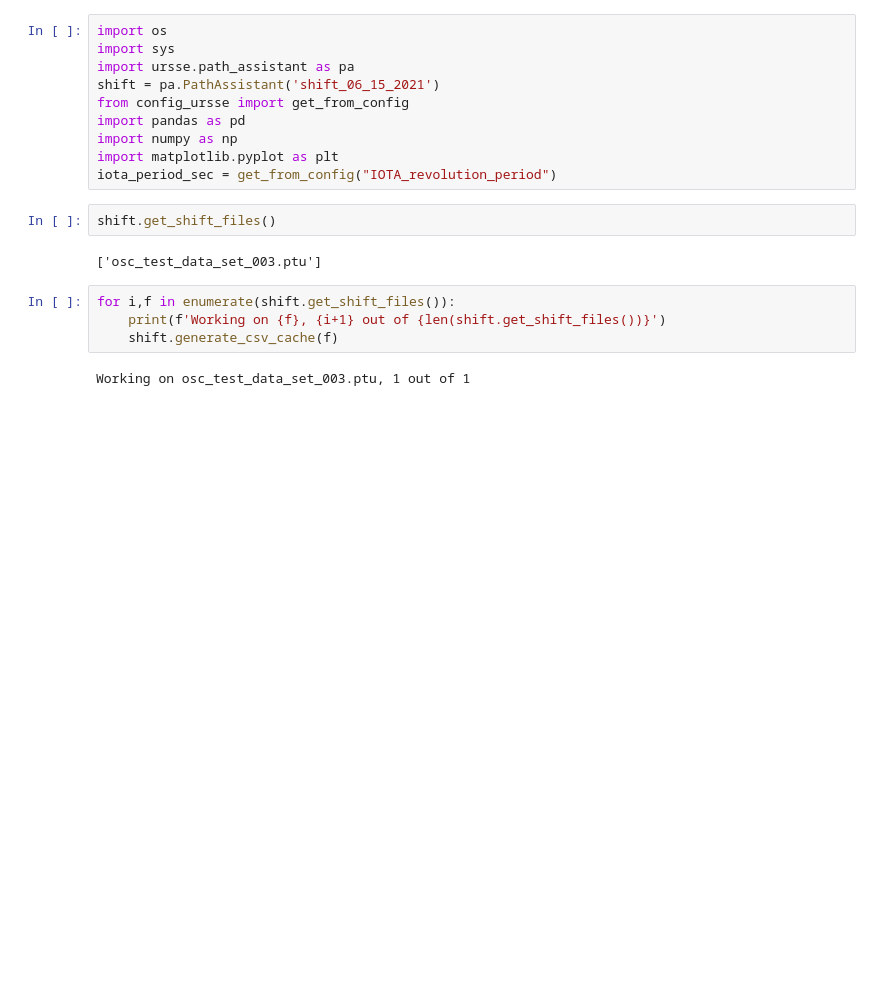
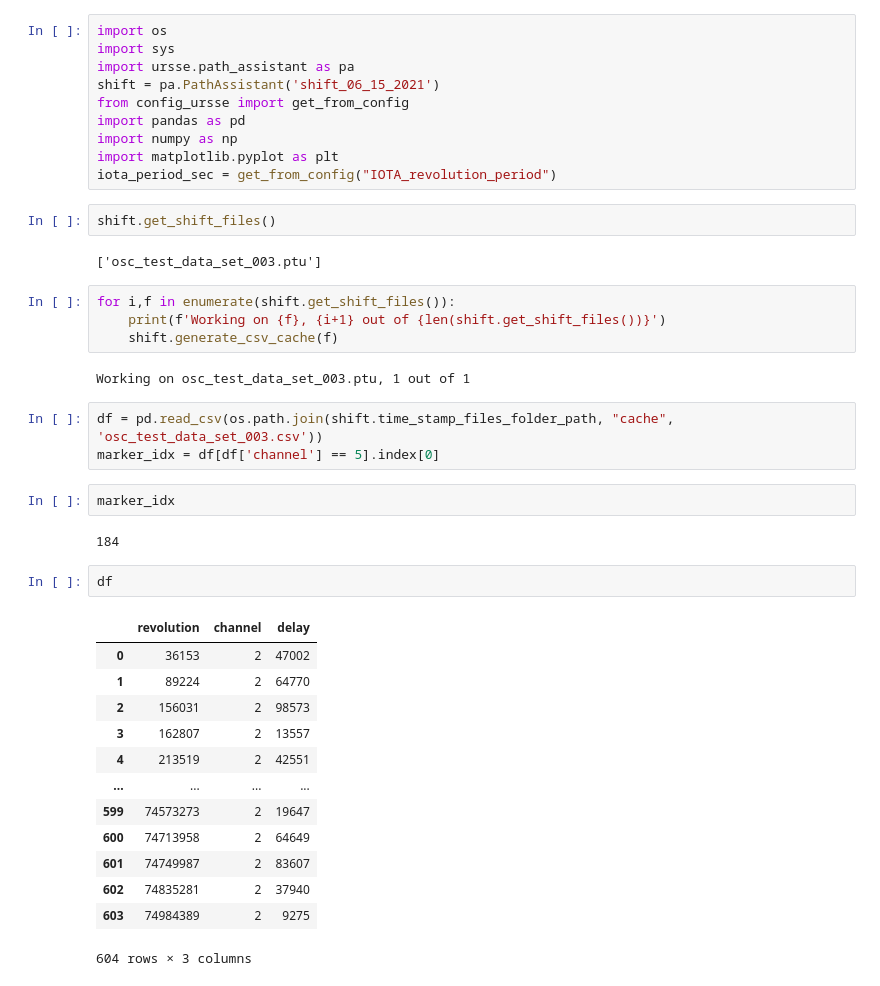
Before and after one commit to IharLobach/ursse, a Jupyter notebook: analyzing_collected_data/shifts/shift_06_15_2021/osc_marker.ipynb, the cells around one changed output. Cells and saved outputs as stored; diff of their text form; blank space fills up the shorter version.

Commit message:
shift number 2 for osc

```diff
--- a/analyzing_collected_data/shifts/shift_06_15_2021/osc_marker.ipynb
+++ b/analyzing_collected_data/shifts/shift_06_15_2021/osc_marker.ipynb
@@ -18,6 +18,29 @@ for i,f in enumerate(shift.get_shift_files()):
     shift.generate_csv_cache(f)
 # %% [output]
 Working on osc_test_data_set_003.ptu, 1 out of 1
+# %%
+df = pd.read_csv(os.path.join(shift.time_stamp_files_folder_path, "cache", 'osc_test_data_set_003.csv'))
+marker_idx = df[df['channel'] == 5].index[0]
+# %%
+marker_idx
+# %% [output]
+184
+# %%
+df
+# %% [output]
+|  | revolution | channel | delay |
+| 0 | 36153 | 2 | 47002 |
+| 1 | 89224 | 2 | 64770 |
+| 2 | 156031 | 2 | 98573 |
+| 3 | 162807 | 2 | 13557 |
+| 4 | 213519 | 2 | 42551 |
+| ... | ... | ... | ... |
+| 599 | 74573273 | 2 | 19647 |
+| 600 | 74713958 | 2 | 64649 |
+| 601 | 74749987 | 2 | 83607 |
+| 602 | 74835281 | 2 | 37940 |
+| 603 | 74984389 | 2 | 9275 |
+604 rows × 3 columns
 # %%
 df = pd.read_csv(os.path.join(shift.time_stamp_files_folder_path, "cache", 'osc_test_data_set_003.csv'))
 marker_idx = df[df['channel'] == 5].index[0]
```
Also changed, not shown: parts of 2 cells of this notebook, 1 other file.
